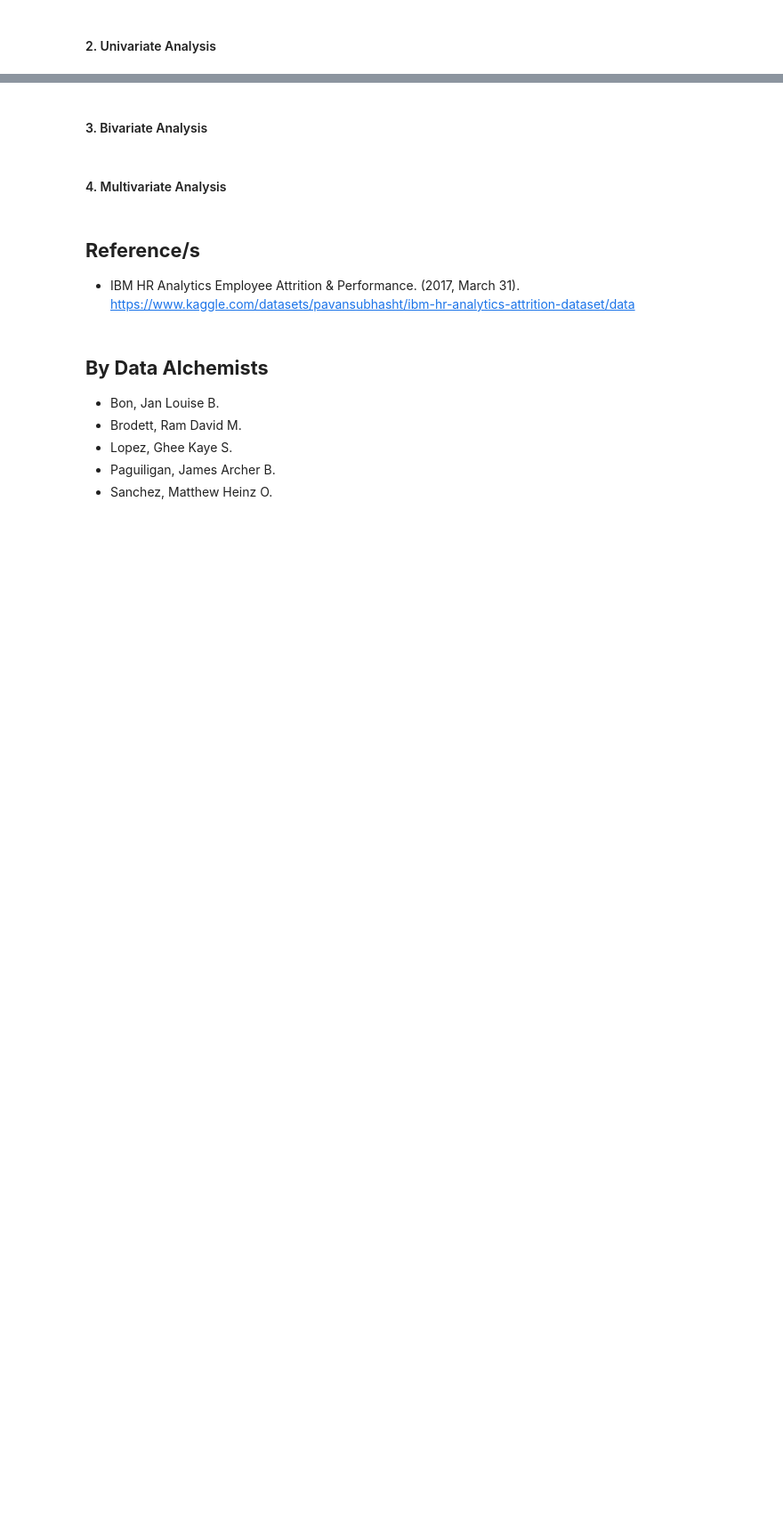
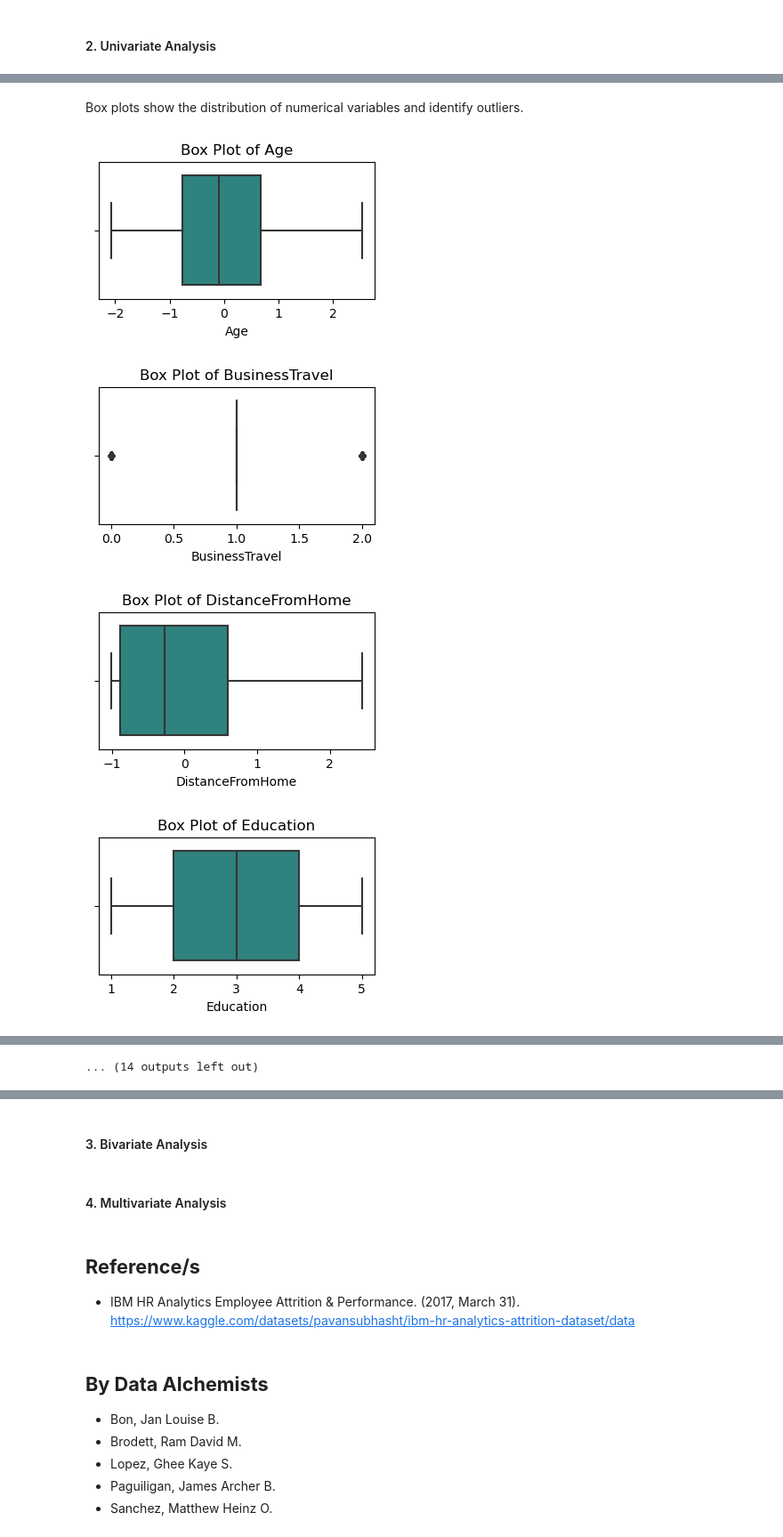
Before and after one commit to APaguil1990/SOLLDA1_MCO, a Jupyter notebook: IBM-Employee-Attrition-MCO.ipynb, the cells around one changed output, grey strips where cells are left out. Shown at 89% size. Saved outputs shown, nothing was run; the diff lists cells and outputs as text; code cells hidden in the pictures; blank space fills up the shorter version.

```diff
--- a/IBM-Employee-Attrition-MCO.ipynb
+++ b/IBM-Employee-Attrition-MCO.ipynb
@@ -385,0 +384,3 @@ memory usage: 340.4 KB
+# %%
+numerical_columns = df.select_dtypes(include=['int64', 'float64']).columns
+df[numerical_columns].describe()
@@ -385,0 +398,13 @@ memory usage: 340.4 KB
+# %% [markdown]
+Box plots show the distribution of numerical variables and identify outliers.
+# %%
+for col in numerical_columns:
+    plt.figure(figsize=(4, 2))
+    sns.boxplot(data=df, x=col, palette='viridis')
+    plt.title(f"Box Plot of {col}")
+    plt.show()
+# %% [output]
+[figure, added]
+[figure, added]
+[figure, added]
+[figure, added]
@@ -385,0 +419 @@ memory usage: 340.4 KB
+... (14 outputs left out)
```
Also changed, not shown: parts of 23 cells of this notebook.
